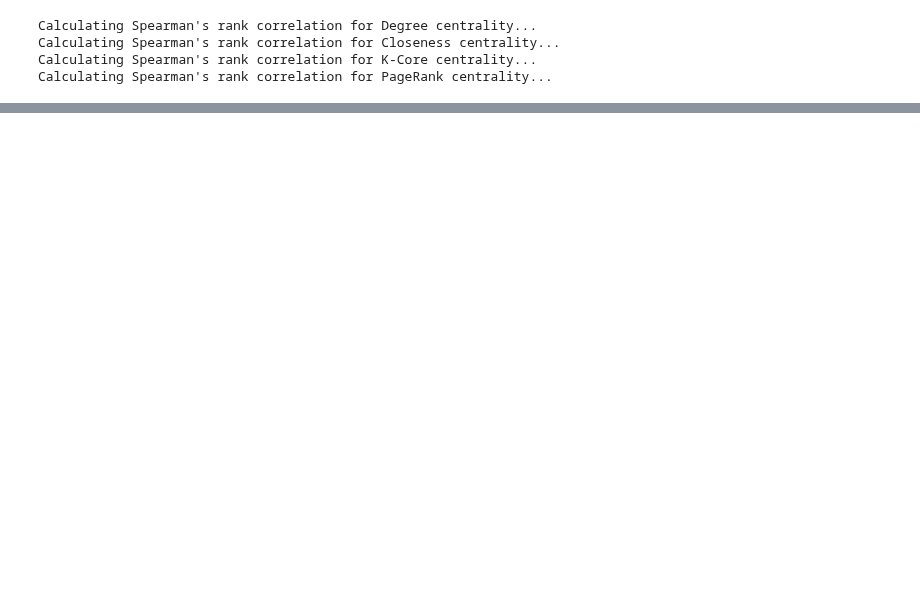
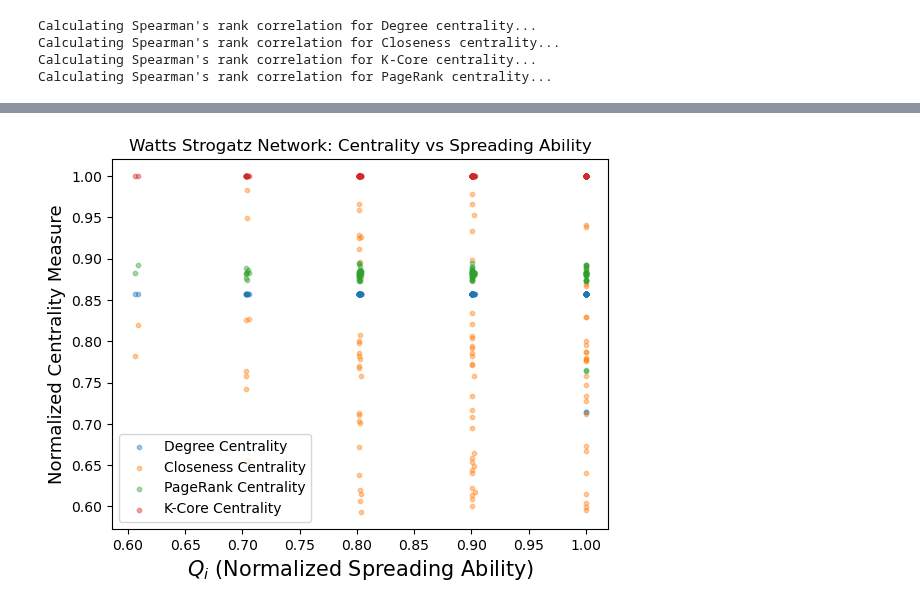
Before and after one commit to HuberNicolas/network-science-uzh, a Jupyter notebook: assignment-4/Assignment_04.ipynb, the cells around one changed output, grey strips where cells are left out. Saved outputs shown, nothing was run; the diff lists cells and outputs as text; code cells hidden in the pictures; blank space fills up the shorter version.

```diff
--- a/assignment-4/Assignment_04.ipynb
+++ b/assignment-4/Assignment_04.ipynb
@@ -1087,0 +1189,18 @@ plot_correlations(nets)
+# %%
+watts_strogatz_graph = nx.watts_strogatz_graph(n=100, k=6, p=0.02)
+degree_cent, closeness_cent, pagerank_cent, k_core_cent = calculate_network_centrality_measures(watts_strogatz_graph)
+
+# Computing and normalizing spreading ability
+spreading_ability_results = adapted_simulate_SIR(watts_strogatz_graph, beta=0.1, gamma=0.1, time_steps=1000, sample_size=10)
+normalized_spreading_ability = normalize_centrality_values(spreading_ability_results)
+
+# Normalizing centrality measures
+normalized_degree_cent = normalize_centrality_values(degree_cent)
+normalized_closeness_cent = normalize_centrality_values(closeness_cent)
+normalized_pagerank_cent = normalize_centrality_values(pagerank_cent)
+normalized_k_core_cent = normalize_centrality_values(k_core_cent)
+
+# Plotting
+plot_normalized_centrality_vs_spreading_ability(normalized_spreading_ability, normalized_degree_cent, normalized_closeness_cent, normalized_pagerank_cent, normalized_k_core_cent, 'Watts Strogatz Network: Centrality vs Spreading Ability')
+# %% [output]
+[figure, added]
```
Also changed, not shown: parts of 11 cells of this notebook, 1 other file.
